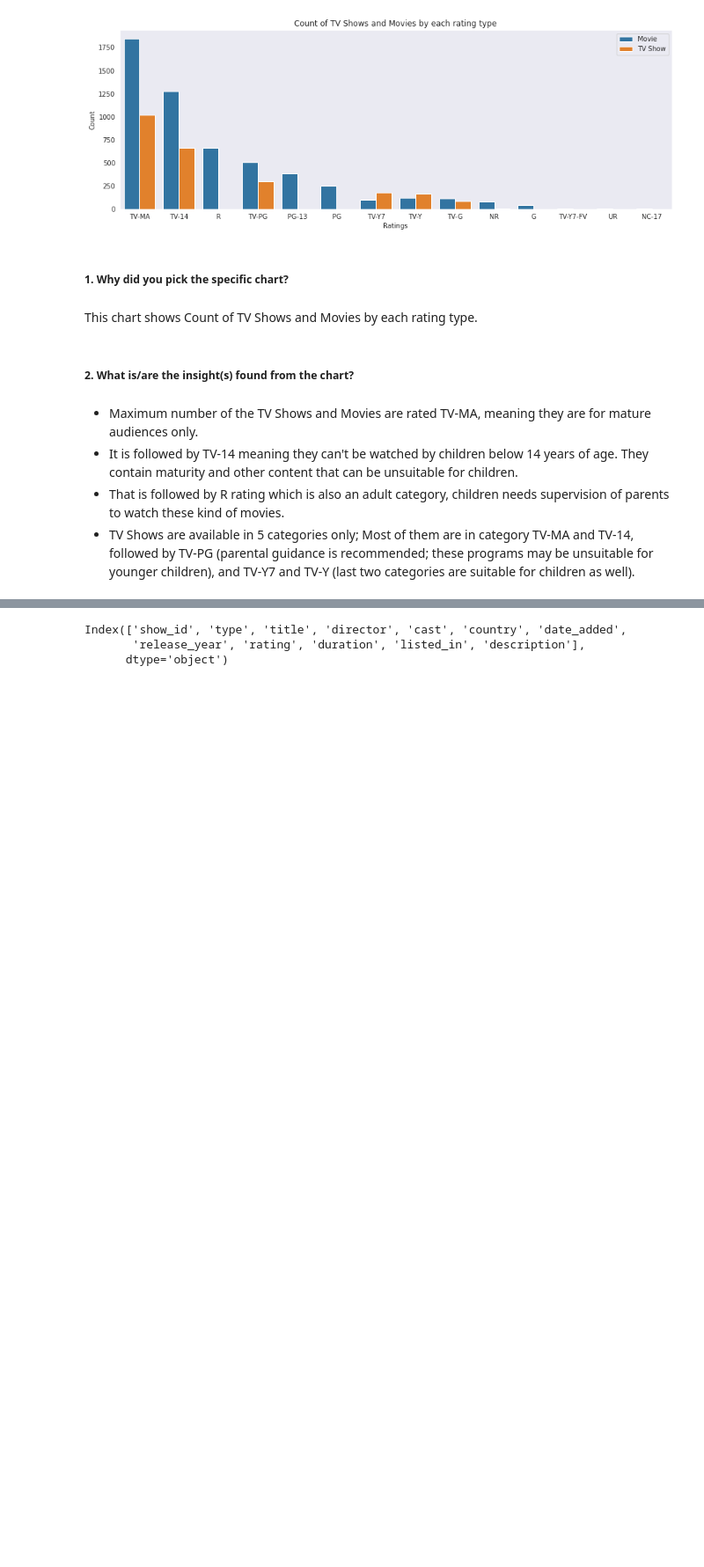
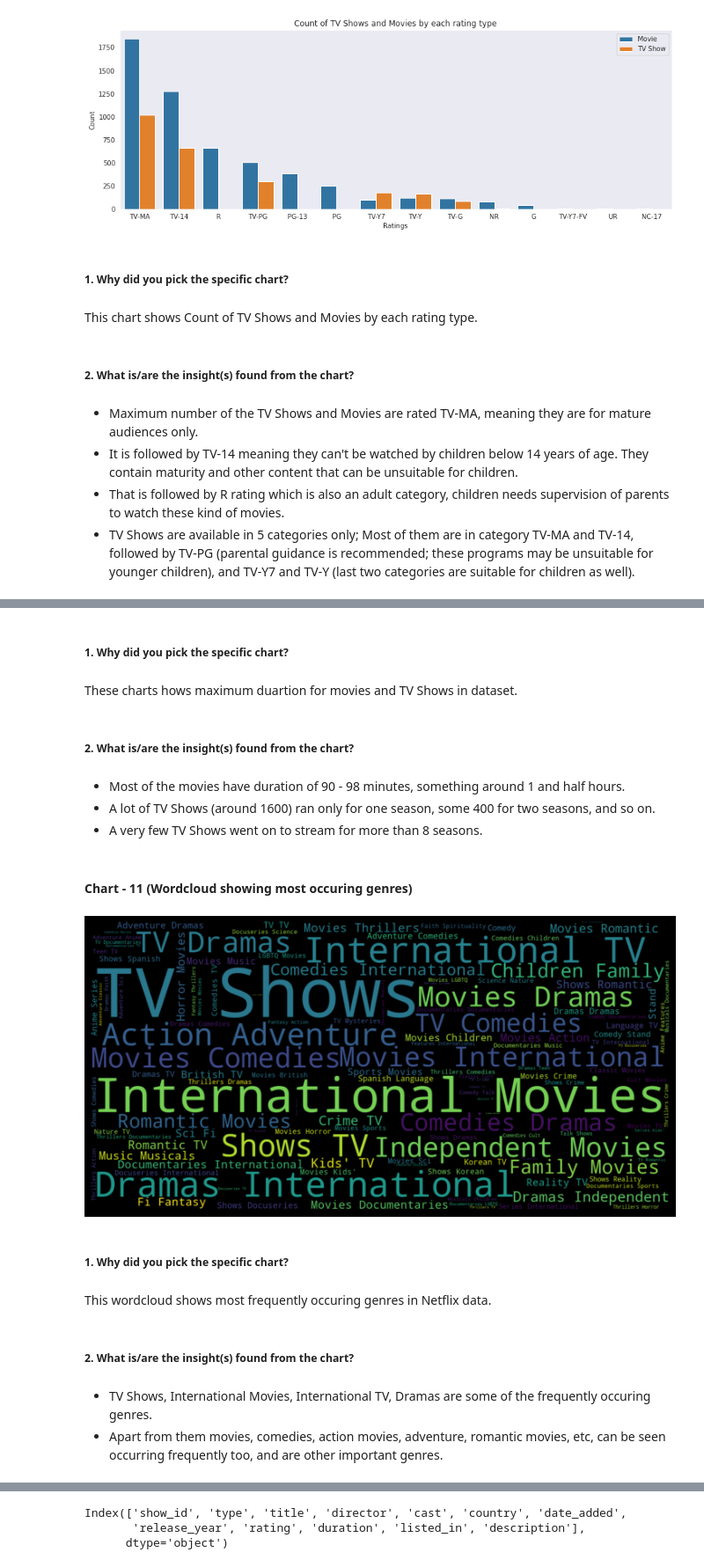
Before and after one commit to Bprs68/Netflix-content-clustering, a Jupyter notebook: Netflix_Movies_and_TV_Show_clustering.ipynb, the cells around one changed output, grey strips where cells are left out. Shown at 88% size. Cells and saved outputs as stored; diff of their text form; code cells hidden in the pictures; blank space fills up the shorter version.

```diff
--- a/Netflix_Movies_and_TV_Show_clustering.ipynb
+++ b/Netflix_Movies_and_TV_Show_clustering.ipynb
@@ -979,0 +1014,43 @@ This chart shows Count of TV Shows and Movies by each rating type.
+# %% [markdown]
+##### 1. Why did you pick the specific chart?
+# %% [markdown]
+These charts hows maximum duartion for movies and TV Shows in dataset.
+# %% [markdown]
+##### 2. What is/are the insight(s) found from the chart?
+# %% [markdown]
+
+
+*   Most of the movies have duration of 90 - 98 minutes, something around 1 and half hours.
+*   A lot of TV Shows (around 1600) ran only for one season, some 400 for two seasons, and so on.
+*   A very few TV Shows went on to stream for more than 8 seasons.
+# %% [markdown]
+#### Chart - 11 **(Wordcloud showing most occuring genres)**
+# %%
+# Chart - 11 visualization code
+from wordcloud import WordCloud
+
+plt.figure(figsize=(10,15), facecolor='k')
+# Convert the column to a single string
+text = ' '.join(df['listed_in'].tolist())
+
+# Create the wordcloud object
+wordcloud = WordCloud(width = 1600, height = 800).generate(text)
+
+# Display the wordcloud
+plt.imshow(wordcloud, interpolation='bilinear')
+plt.axis("off")
+plt.tight_layout(pad=0)
+plt.show()
+# %% [output]
+[figure, added]
+# %% [markdown]
+##### 1. Why did you pick the specific chart?
+# %% [markdown]
+This wordcloud shows most frequently occuring genres in Netflix data.
+# %% [markdown]
+##### 2. What is/are the insight(s) found from the chart?
+# %% [markdown]
+
+
+*   TV Shows, International Movies, International TV, Dramas are some of the frequently occuring genres.
+*   Apart from them movies, comedies, action movies, adventure, romantic movies, etc, can be seen occurring frequently too, and are other important genres.
```
Also changed, not shown: parts of 69 cells of this notebook.
